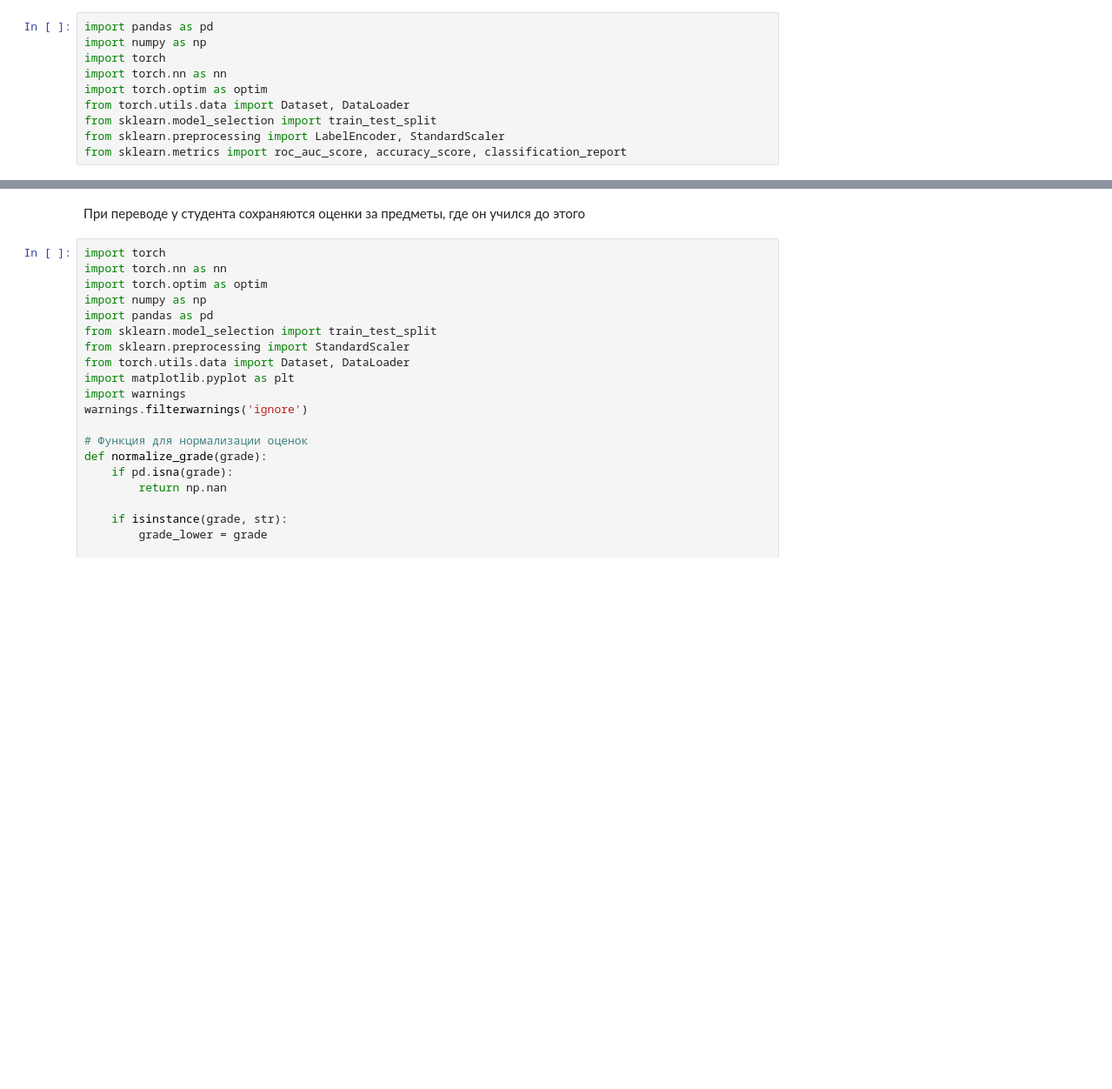
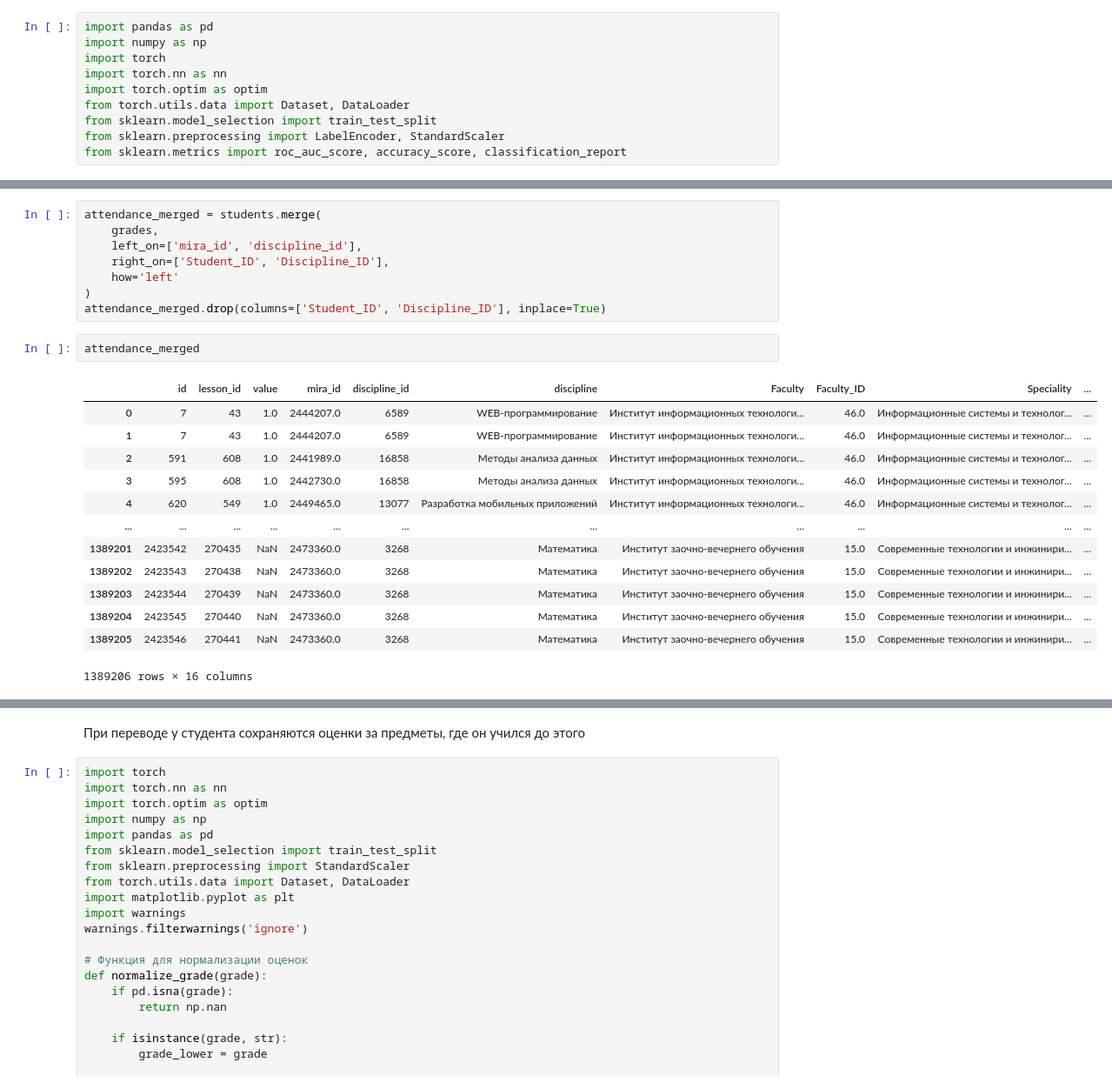
Before and after one commit to Himatora/project_analitics, a Jupyter notebook: Прогнозы_по_студентам_(без_посещаемости).ipynb, the cells around one changed output, grey strips where cells are left out. Shown at 87% size. Drawn from its saved outputs; the diff is of its cells as text; blank space fills up the shorter version.

```diff
--- a/Прогнозы_по_студентам_(без_посещаемости).ipynb
+++ b/Прогнозы_по_студентам_(без_посещаемости).ipynb
@@ -31,0 +65,24 @@ students
+# %%
+attendance_merged = students.merge(
+    grades,
+    left_on=['mira_id', 'discipline_id'],
+    right_on=['Student_ID', 'Discipline_ID'],
+    how='left'
+)
+attendance_merged.drop(columns=['Student_ID', 'Discipline_ID'], inplace=True)
+# %%
+attendance_merged
+# %% [output]
+|  | id | lesson_id | value | mira_id | discipline_id | discipline | Faculty | Faculty_ID | Speciality | ... |
+| 0 | 7 | 43 | 1.0 | 2444207.0 | 6589 | WEB-программирование | Институт информационных технологи... | 46.0 | Информационные системы и технолог... | ... |
+| 1 | 7 | 43 | 1.0 | 2444207.0 | 6589 | WEB-программирование | Институт информационных технологи... | 46.0 | Информационные системы и технолог... | ... |
+| 2 | 591 | 608 | 1.0 | 2441989.0 | 16858 | Методы анализа данных | Институт информационных технологи... | 46.0 | Информационные системы и технолог... | ... |
+| 3 | 595 | 608 | 1.0 | 2442730.0 | 16858 | Методы анализа данных | Институт информационных технологи... | 46.0 | Информационные системы и технолог... | ... |
+| 4 | 620 | 549 | 1.0 | 2449465.0 | 13077 | Разработка мобильных приложений | Институт информационных технологи... | 46.0 | Информационные системы и технолог... | ... |
+| ... | ... | ... | ... | ... | ... | ... | ... | ... | ... | ... |
+| 1389201 | 2423542 | 270435 | NaN | 2473360.0 | 3268 | Математика | Институт заочно-вечернего обучения | 15.0 | Современные технологии и инжинири... | ... |
+| 1389202 | 2423543 | 270438 | NaN | 2473360.0 | 3268 | Математика | Институт заочно-вечернего обучения | 15.0 | Современные технологии и инжинири... | ... |
+| 1389203 | 2423544 | 270439 | NaN | 2473360.0 | 3268 | Математика | Институт заочно-вечернего обучения | 15.0 | Современные технологии и инжинири... | ... |
+| 1389204 | 2423545 | 270440 | NaN | 2473360.0 | 3268 | Математика | Институт заочно-вечернего обучения | 15.0 | Современные технологии и инжинири... | ... |
+| 1389205 | 2423546 | 270441 | NaN | 2473360.0 | 3268 | Математика | Институт заочно-вечернего обучения | 15.0 | Современные технологии и инжинири... | ... |
+1389206 rows × 16 columns
```
Also changed, not shown: parts of 16 cells of this notebook.
